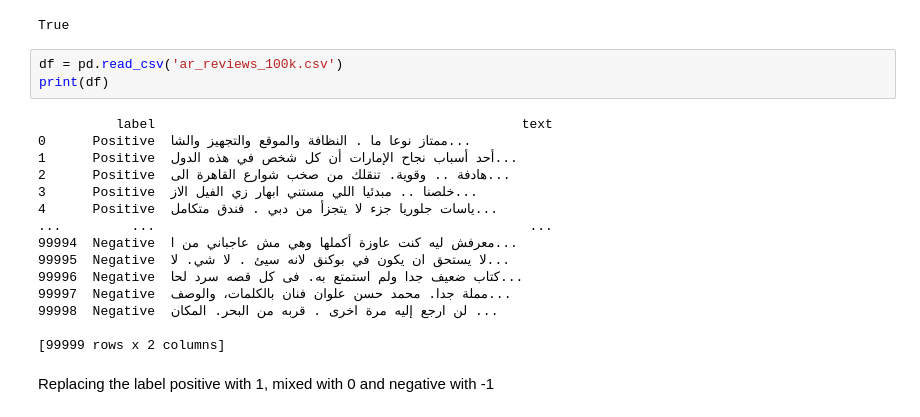
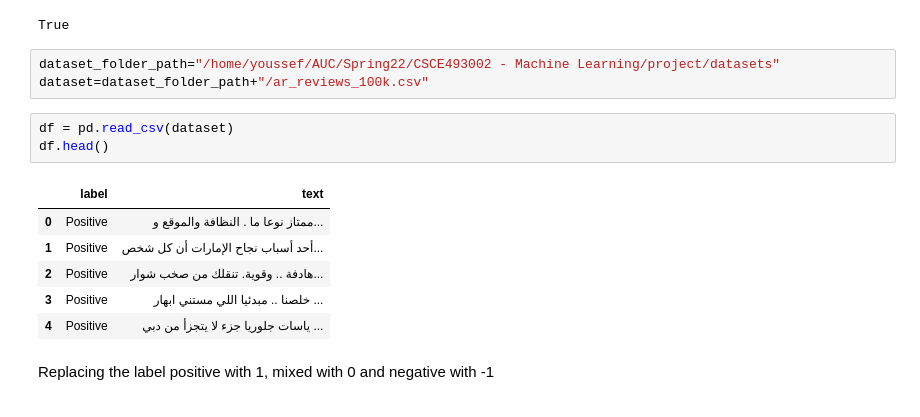
Before and after one commit to Youssef-Agiza/Arabic-Reviews-Sentiment-Analyzer, a Jupyter notebook: phase 2 - data cleaning and preprocessing/phase2 - cleaning and preprocessing.ipynb, the cells around one changed output. Drawn from its saved outputs; the diff is of its cells as text.

```diff
--- a/phase 2 - data cleaning and preprocessing/phase2 - cleaning and preprocessing.ipynb
+++ b/phase 2 - data cleaning and preprocessing/phase2 - cleaning and preprocessing.ipynb
@@ -31,24 +31,19 @@ Requirement already satisfied: six in /usr/local/lib/python3.7/dist-packages (fr
 [nltk_data]    |
 [nltk_data]  Done downloading collection all
 True
+# %%
+dataset_folder_path="/home/youssef/AUC/Spring22/CSCE493002 - Machine Learning/project/datasets"
+dataset=dataset_folder_path+"/ar_reviews_100k.csv"
 # %%
-df = pd.read_csv('ar_reviews_100k.csv')
-print(df)
+df = pd.read_csv(dataset)
+df.head()
 # %% [output]
-          label                                               text
-0      Positive  ممتاز نوعا ما . النظافة والموقع والتجهيز والشا...
-1      Positive  أحد أسباب نجاح الإمارات أن كل شخص في هذه الدول...
-2      Positive  هادفة .. وقوية. تنقلك من صخب شوارع القاهرة الى...
-3      Positive  خلصنا .. مبدئيا اللي مستني ابهار زي الفيل الاز...
-4      Positive  ياسات جلوريا جزء لا يتجزأ من دبي . فندق متكامل...
-...         ...                                                ...
-99994  Negative  معرفش ليه كنت عاوزة أكملها وهي مش عاجباني من ا...
-99995  Negative  لا يستحق ان يكون في بوكنق لانه سيئ . لا شي. لا...
-99996  Negative  كتاب ضعيف جدا ولم استمتع به. فى كل قصه سرد لحا...
-99997  Negative  مملة جدا. محمد حسن علوان فنان بالكلمات، والوصف...
-99998  Negative  لن ارجع إليه مرة اخرى . قربه من البحر. المكان ...
-
-[99999 rows x 2 columns]
+|  | label | text |
+| 0 | Positive | ممتاز نوعا ما . النظافة والموقع و... |
+| 1 | Positive | أحد أسباب نجاح الإمارات أن كل شخص... |
+| 2 | Positive | هادفة .. وقوية. تنقلك من صخب شوار... |
+| 3 | Positive | خلصنا .. مبدئيا اللي مستني ابهار ... |
+| 4 | Positive | ياسات جلوريا جزء لا يتجزأ من دبي ... |
 # %% [markdown]
 Replacing the label positive with 1, mixed with 0 and negative with -1
 # %%
```
Also changed, not shown: 10 other files.
